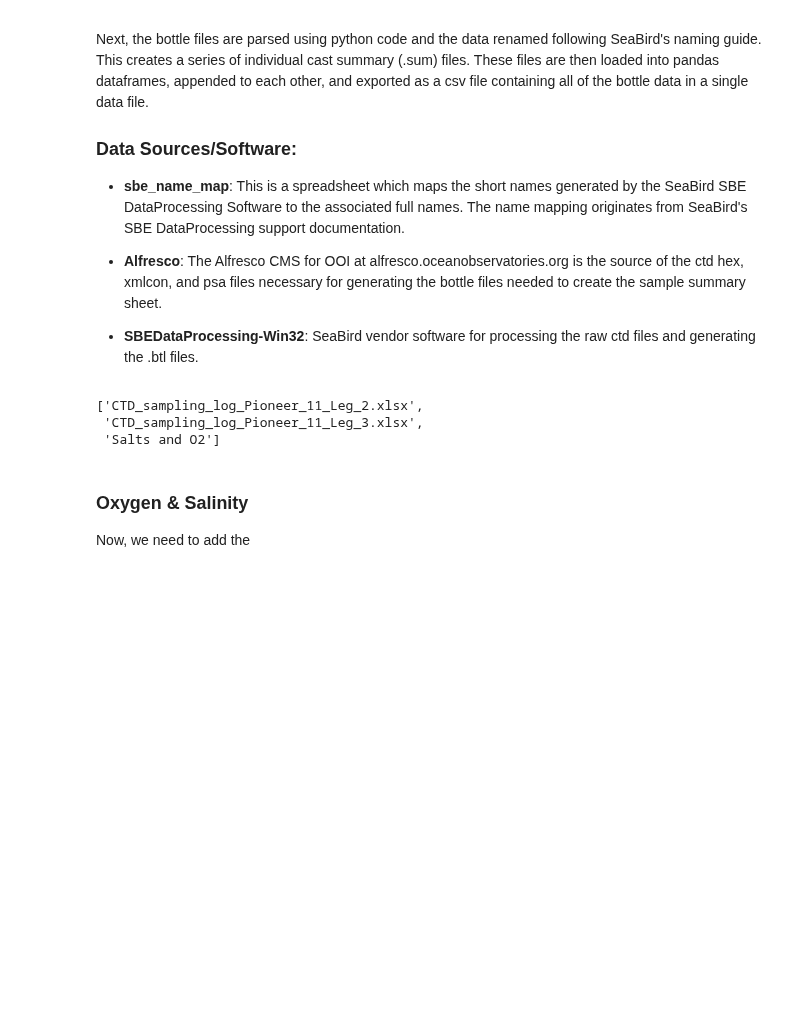
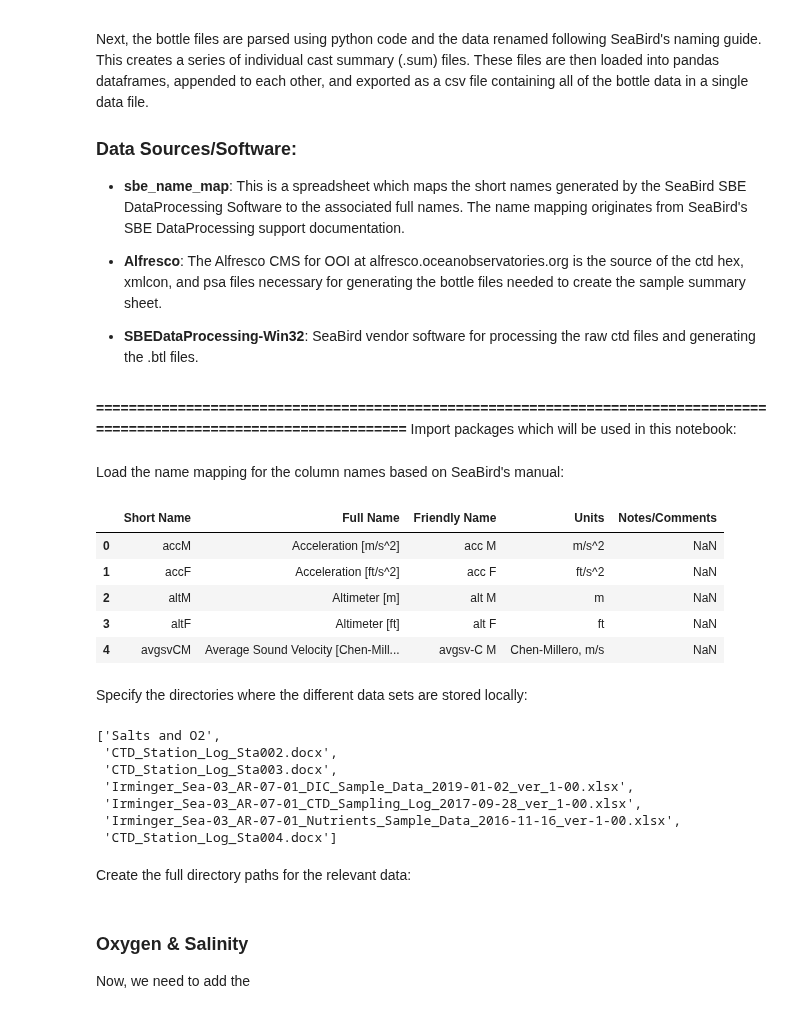
Before and after one commit to cooleyky/QAQC_Sandbox, a Jupyter notebook: Ship_data/btl_file_processing.ipynb, the cells around one changed output. Cells and saved outputs as stored; diff of their text form; code cells hidden in the pictures; blank space fills up the shorter version.

Commit message:
Updates to the Discrete Summary Sample spreadsheets for Irminger and Pioneer arrays.

```diff
--- a/Ship_data/btl_file_processing.ipynb
+++ b/Ship_data/btl_file_processing.ipynb
@@ -19,4 +19,7 @@ Next, the bottle files are parsed using python code and the data renamed followi
 * **Alfresco**: The Alfresco CMS for OOI at alfresco.oceanobservatories.org is the source of the ctd hex, xmlcon, and psa files necessary for generating the bottle files needed to create the sample summary sheet.
 
 * **SBEDataProcessing-Win32**: SeaBird vendor software for processing the raw ctd files and generating the .btl files.
+# %% [markdown]
+**========================================================================================================================**
+Import packages which will be used in this notebook:
 # %%
@@ -24,4 +26,6 @@ Next, the bottle files are parsed using python code and the data renamed followi
 import os, sys, re
 import pandas as pd
 import numpy as np
+# %% [markdown]
+Load the name mapping for the column names based on SeaBird's manual:
 # %%
@@ -32 +33,12 @@ sbe_name_map = pd.read_excel('/media/andrew/OS/Users/areed/Documents/OOI-CGSN/QA
+# %%
+sbe_name_map.head()
+# %% [output]
+|  | Short Name | Full Name | Friendly Name | Units | Notes/Comments |
+| 0 | accM | Acceleration [m/s^2] | acc M | m/s^2 | NaN |
+| 1 | accF | Acceleration [ft/s^2] | acc F | ft/s^2 | NaN |
+| 2 | altM | Altimeter [m] | alt M | m | NaN |
+| 3 | altF | Altimeter [ft] | alt F | ft | NaN |
+| 4 | avgsvCM | Average Sound Velocity [Chen-Mill... | avgsv-C M | Chen-Millero, m/s | NaN |
+# %% [markdown]
+Specify the directories where the different data sets are stored locally:
 # %%
@@ -38,6 +51,11 @@ ctd_dir = 'Leg_3/ctd/'
 # %%
-os.listdir(basepath+array+cruise+'Water Sampling/')#+water_dir)
+#os.listdir(basepath+array+cruise+water_dir)
+os.listdir(basepath+array+cruise+water_dir)
 # %% [output]
-['CTD_sampling_log_Pioneer_11_Leg_2.xlsx',
- 'CTD_sampling_log_Pioneer_11_Leg_3.xlsx',
- 'Salts and O2']
+['Salts and O2',
+ 'CTD_Station_Log_Sta002.docx',
+ 'CTD_Station_Log_Sta003.docx',
+ 'Irminger_Sea-03_AR-07-01_DIC_Sample_Data_2019-01-02_ver_1-00.xlsx',
+ 'Irminger_Sea-03_AR-07-01_CTD_Sampling_Log_2017-09-28_ver_1-00.xlsx',
+ 'Irminger_Sea-03_AR-07-01_Nutrients_Sample_Data_2016-11-16_ver-1-00.xlsx',
+ 'CTD_Station_Log_Sta004.docx']
@@ -44,3 +67,5 @@ os.listdir(basepath+array+cruise+'Water Sampling/')#+water_dir)
+# %% [markdown]
+Create the full directory paths for the relevant data:
 # %%
 # Specify the local directory where the bottle (.btl) files are stored for a particular cruise
 # dirpath = 'C:/Users/areed/Documents/OOI-CGSN/QAQC_Sandbox/Ship_data/Irminger/Irminger-5/ctd/'
```
Also changed, not shown: parts of 103 cells of this notebook, 39 other files.
